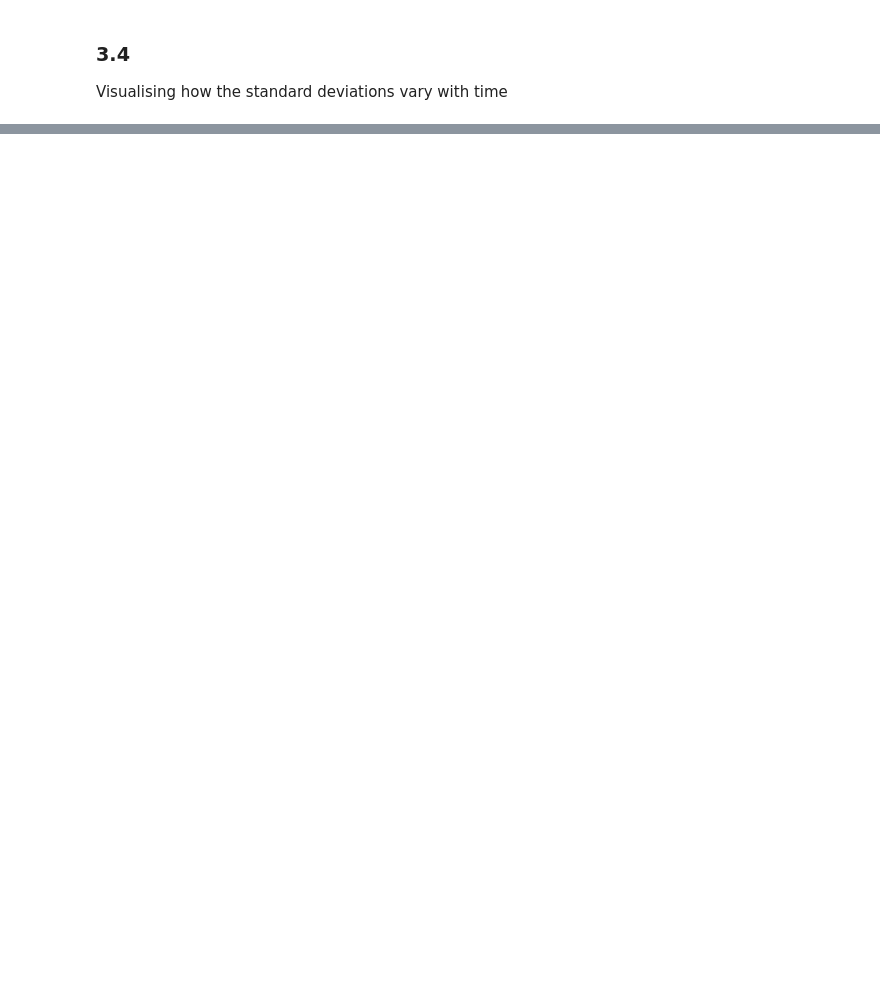
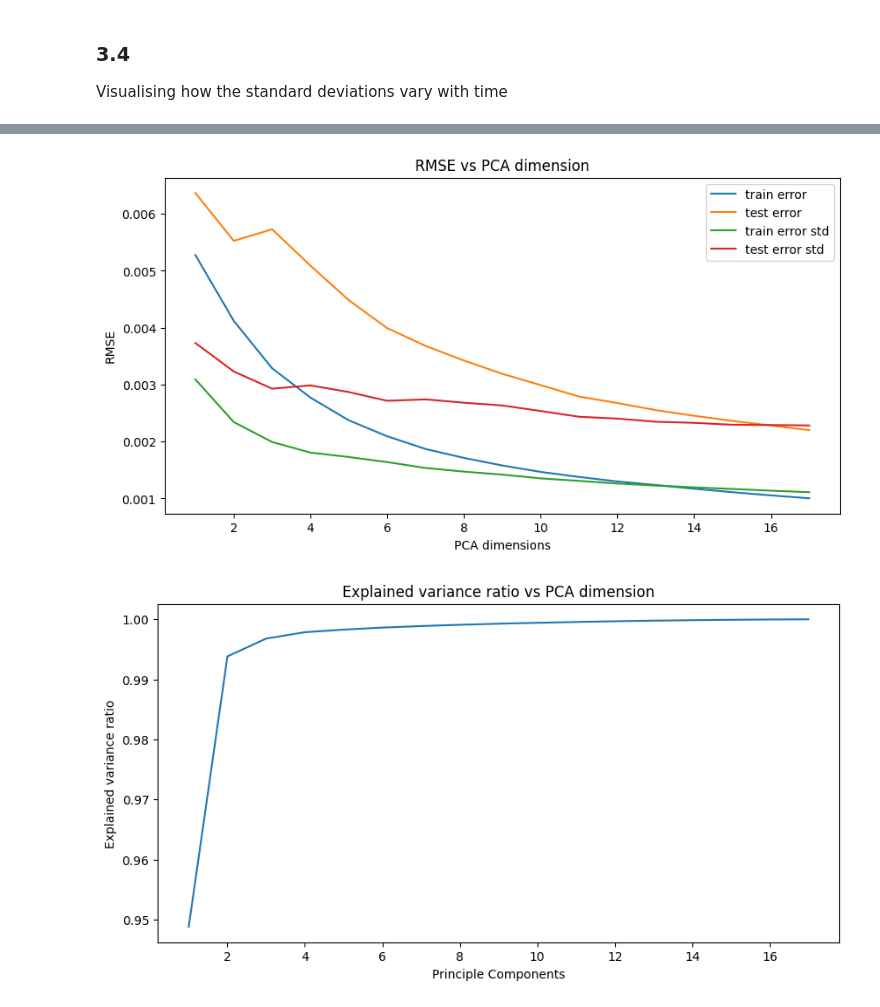
Before and after one commit to ck21706/DDPM_Coursework, a Jupyter notebook: solution_notebook.ipynb, the cells around one changed output, grey strips where cells are left out. Cells and saved outputs as stored; diff of their text form; code cells hidden in the pictures; blank space fills up the shorter version.

```diff
--- a/solution_notebook.ipynb
+++ b/solution_notebook.ipynb
@@ -520,0 +589,5 @@ We can see from the plot that as the delay increases, the standard deviation of
+# %%
+PCA_linear_test()
+# %% [output]
+[figure, added]
+[figure, added]
```
Also changed, not shown: parts of 46 cells of this notebook, 1 other file.
